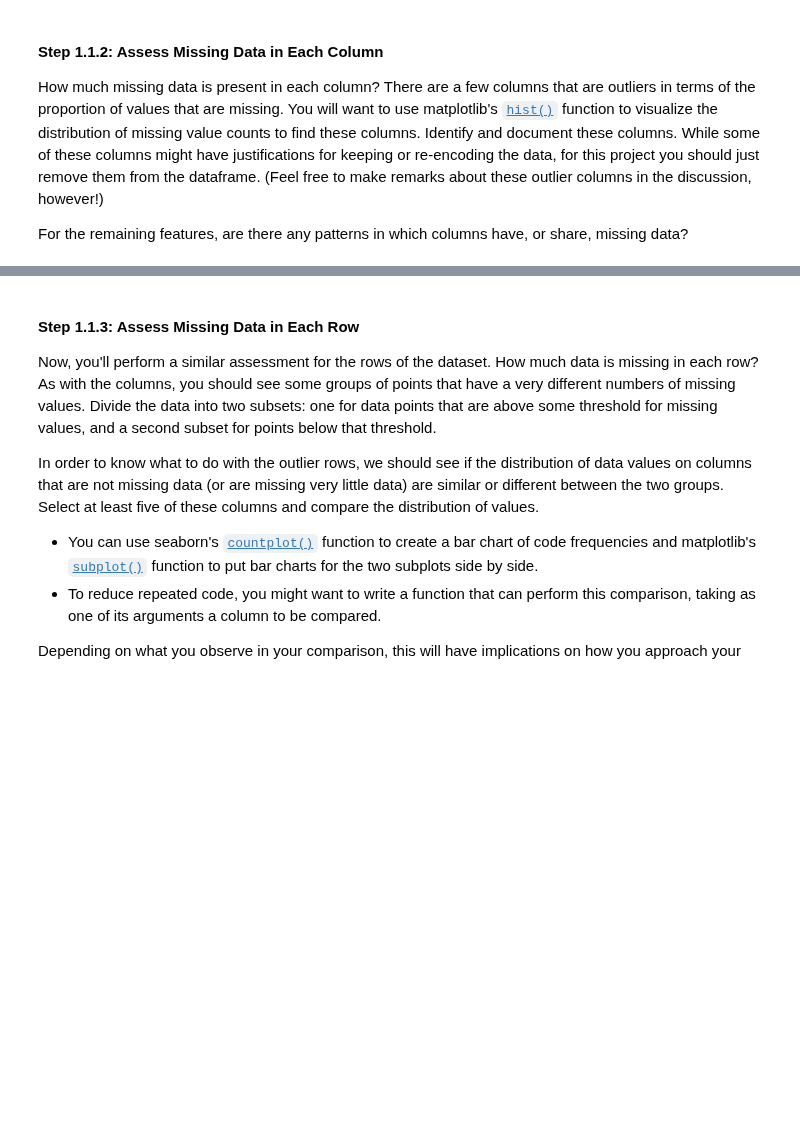
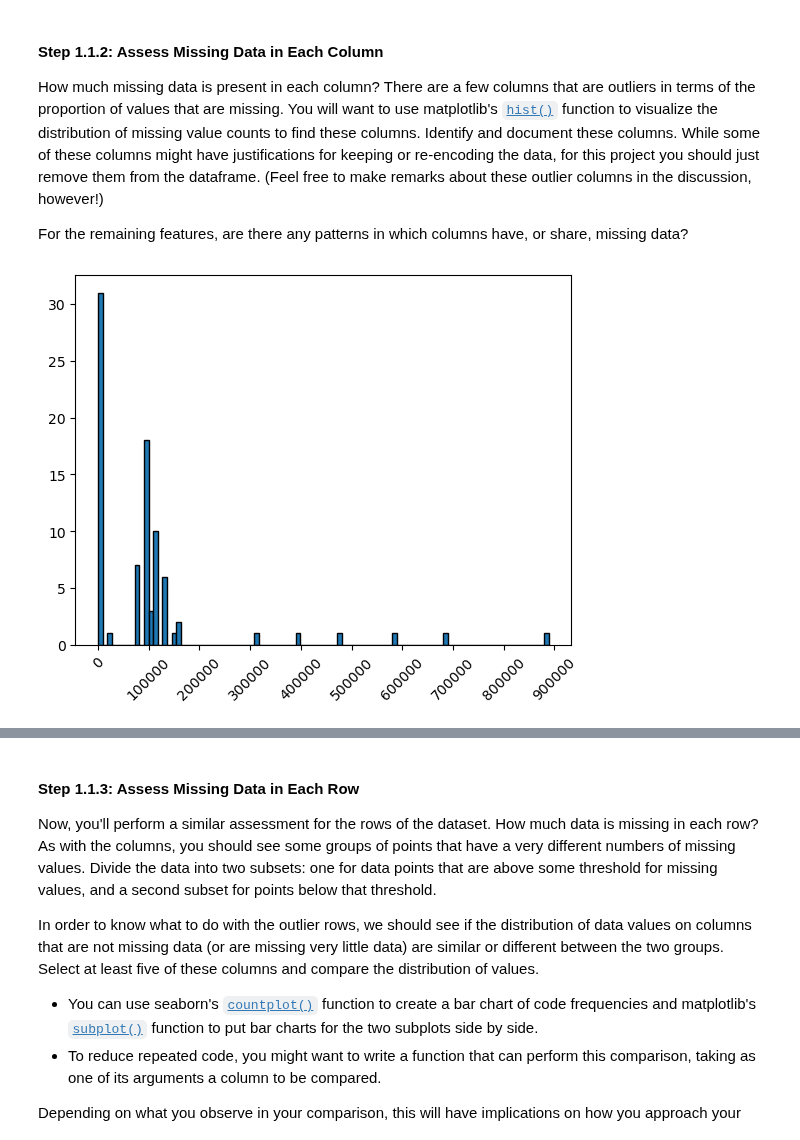
Before and after one commit to charlesbeacham/unsupervised_udacity, a Jupyter notebook: Identify_Customer_Segments.ipynb, the cells around one changed output, grey strips where cells are left out. Saved outputs shown, nothing was run; the diff lists cells and outputs as text; code cells hidden in the pictures; blank space fills up the shorter version.

```diff
--- a/Identify_Customer_Segments.ipynb
+++ b/Identify_Customer_Segments.ipynb
@@ -195,6 +195,15 @@ For the remaining features, are there any patterns in which columns have, or sha
 # %%
 # Perform an assessment of how much missing data there is in each column of the
 # dataset.
+fig, ax = plt.subplots()
+ax.hist(total_missing,
+        bins='stone',
+        edgecolor="black"
+       );
+ax.set_xticks(list(range(0,1000000,100000)));
+plt.xticks(rotation=45);
+# %% [output]
+[figure, added]
 # %%
 # Investigate patterns in the amount of missing data in each column.
 # %%
```
Also changed, not shown: parts of 2 cells of this notebook.
